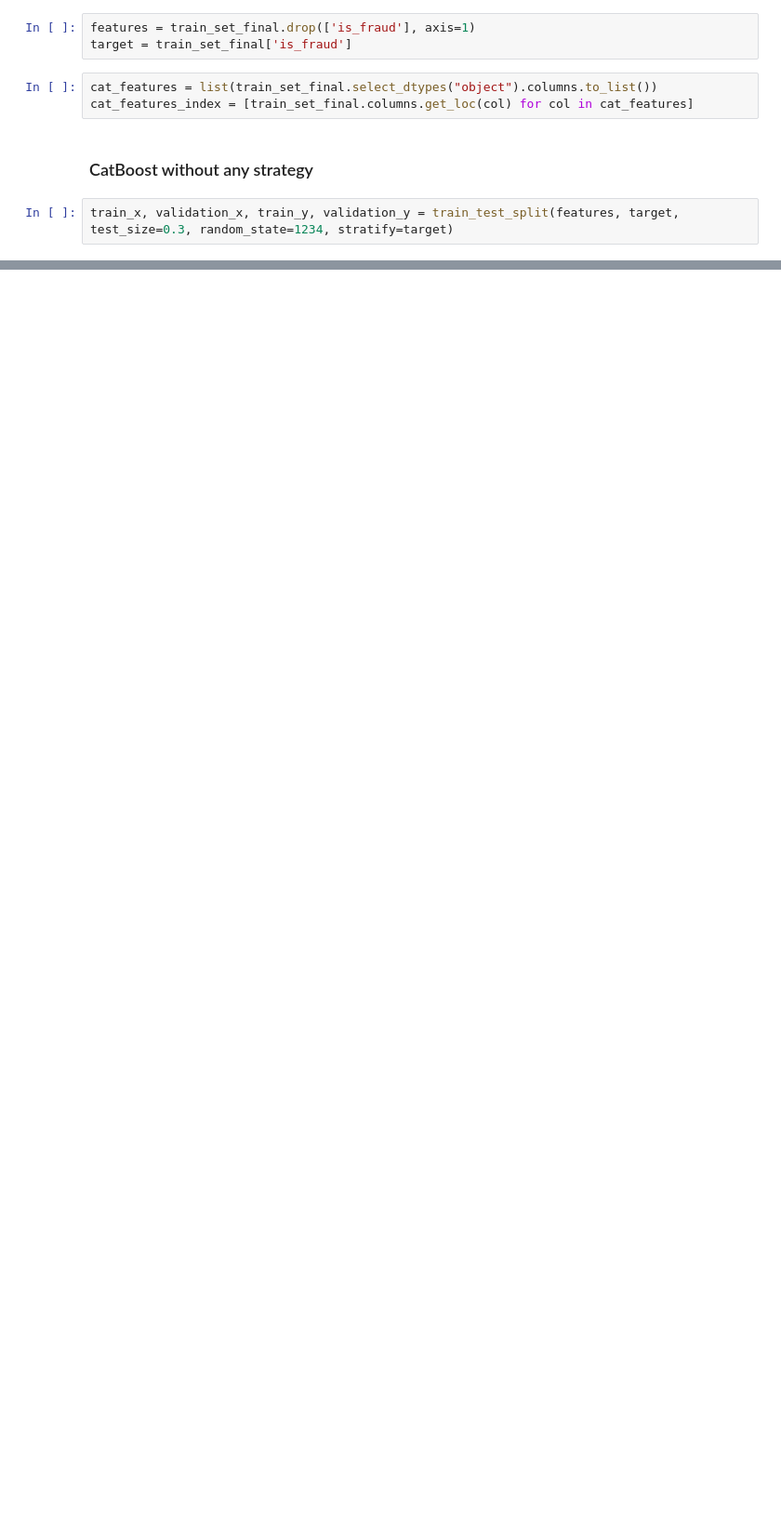
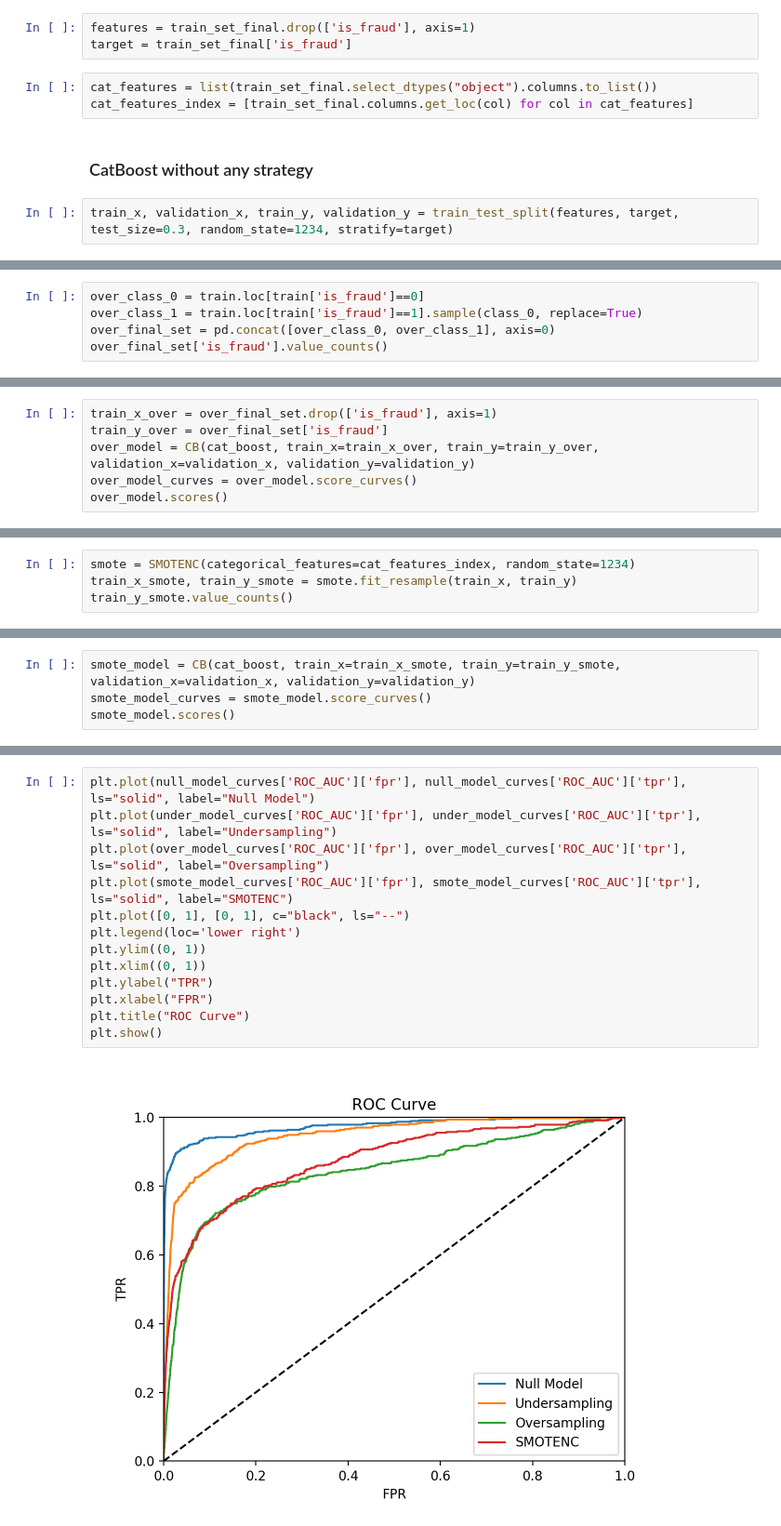
Before and after one commit to iasuu/imbalanced_data_CATBOOST, a Jupyter notebook: SCRIPT/dealing_imbalanced_data.ipynb, the cells around one changed output, grey strips where cells are left out. Shown at 93% size. Drawn from its saved outputs; the diff is of its cells as text; blank space fills up the shorter version.

```diff
--- a/SCRIPT/dealing_imbalanced_data.ipynb
+++ b/SCRIPT/dealing_imbalanced_data.ipynb
@@ -238,0 +266,5 @@ plt.show()
+# %%
+over_class_0 = train.loc[train['is_fraud']==0]
+over_class_1 = train.loc[train['is_fraud']==1].sample(class_0, replace=True)
+over_final_set = pd.concat([over_class_0, over_class_1], axis=0)
+over_final_set['is_fraud'].value_counts()
@@ -238,0 +275,6 @@ plt.show()
+# %%
+train_x_over = over_final_set.drop(['is_fraud'], axis=1)
+train_y_over = over_final_set['is_fraud']
+over_model = CB(cat_boost, train_x=train_x_over, train_y=train_y_over, validation_x=validation_x, validation_y=validation_y)
+over_model_curves = over_model.score_curves()
+over_model.scores()
@@ -238,0 +303,4 @@ plt.show()
+# %%
+smote = SMOTENC(categorical_features=cat_features_index, random_state=1234)
+train_x_smote, train_y_smote = smote.fit_resample(train_x, train_y)
+train_y_smote.value_counts()
@@ -238,0 +311,4 @@ plt.show()
+# %%
+smote_model = CB(cat_boost, train_x=train_x_smote, train_y=train_y_smote, validation_x=validation_x, validation_y=validation_y)
+smote_model_curves = smote_model.score_curves()
+smote_model.scores()
@@ -238,0 +335,15 @@ plt.show()
+# %%
+plt.plot(null_model_curves['ROC_AUC']['fpr'], null_model_curves['ROC_AUC']['tpr'], ls="solid", label="Null Model")
+plt.plot(under_model_curves['ROC_AUC']['fpr'], under_model_curves['ROC_AUC']['tpr'], ls="solid", label="Undersampling")
+plt.plot(over_model_curves['ROC_AUC']['fpr'], over_model_curves['ROC_AUC']['tpr'], ls="solid", label="Oversampling")
+plt.plot(smote_model_curves['ROC_AUC']['fpr'], smote_model_curves['ROC_AUC']['tpr'], ls="solid", label="SMOTENC")
+plt.plot([0, 1], [0, 1], c="black", ls="--")
+plt.legend(loc='lower right')
+plt.ylim((0, 1))
+plt.xlim((0, 1))
+plt.ylabel("TPR")
+plt.xlabel("FPR")
+plt.title("ROC Curve")
+plt.show()
+# %% [output]
+[figure, added]
```
Also changed, not shown: parts of 33 cells of this notebook, 18 other files.
